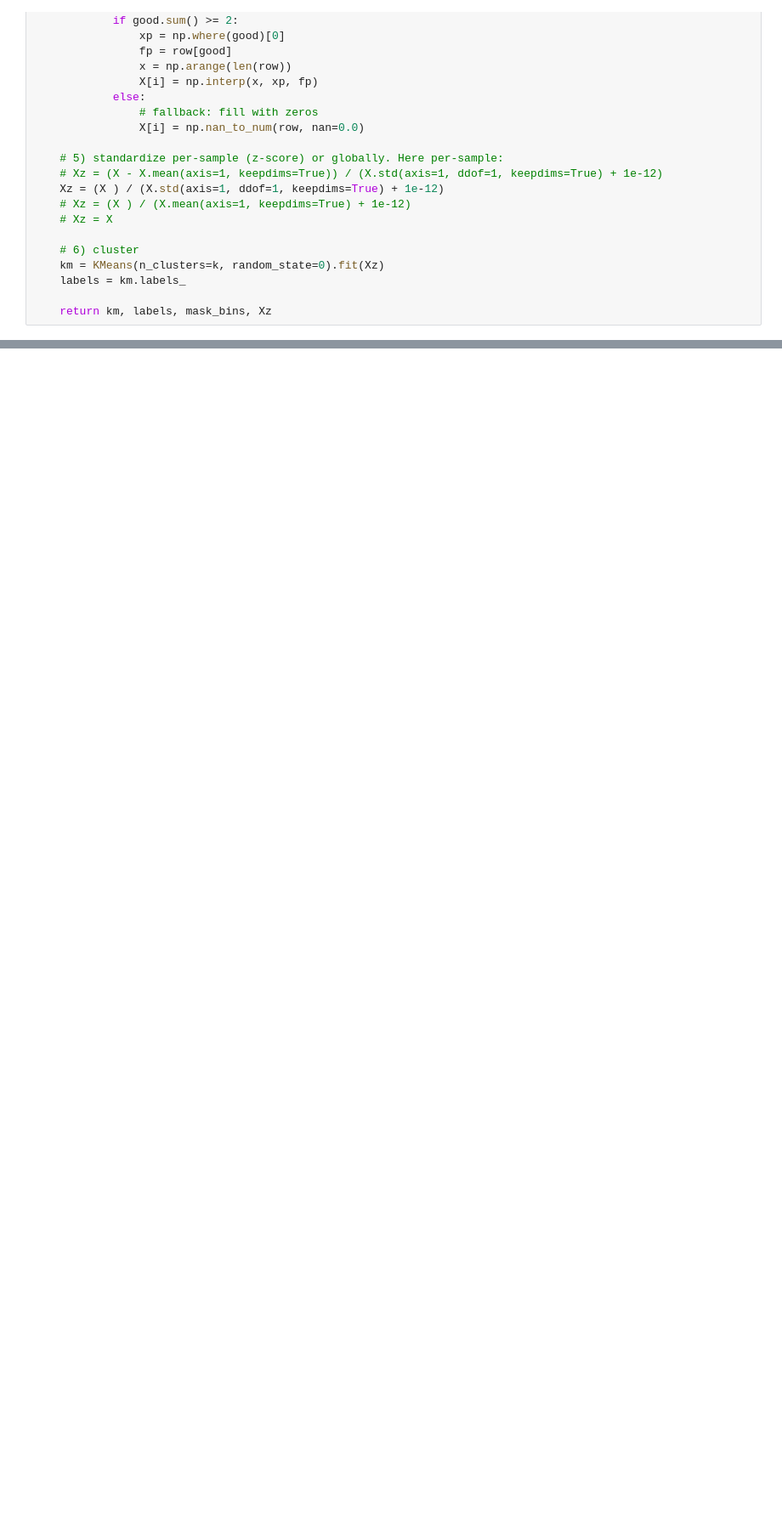
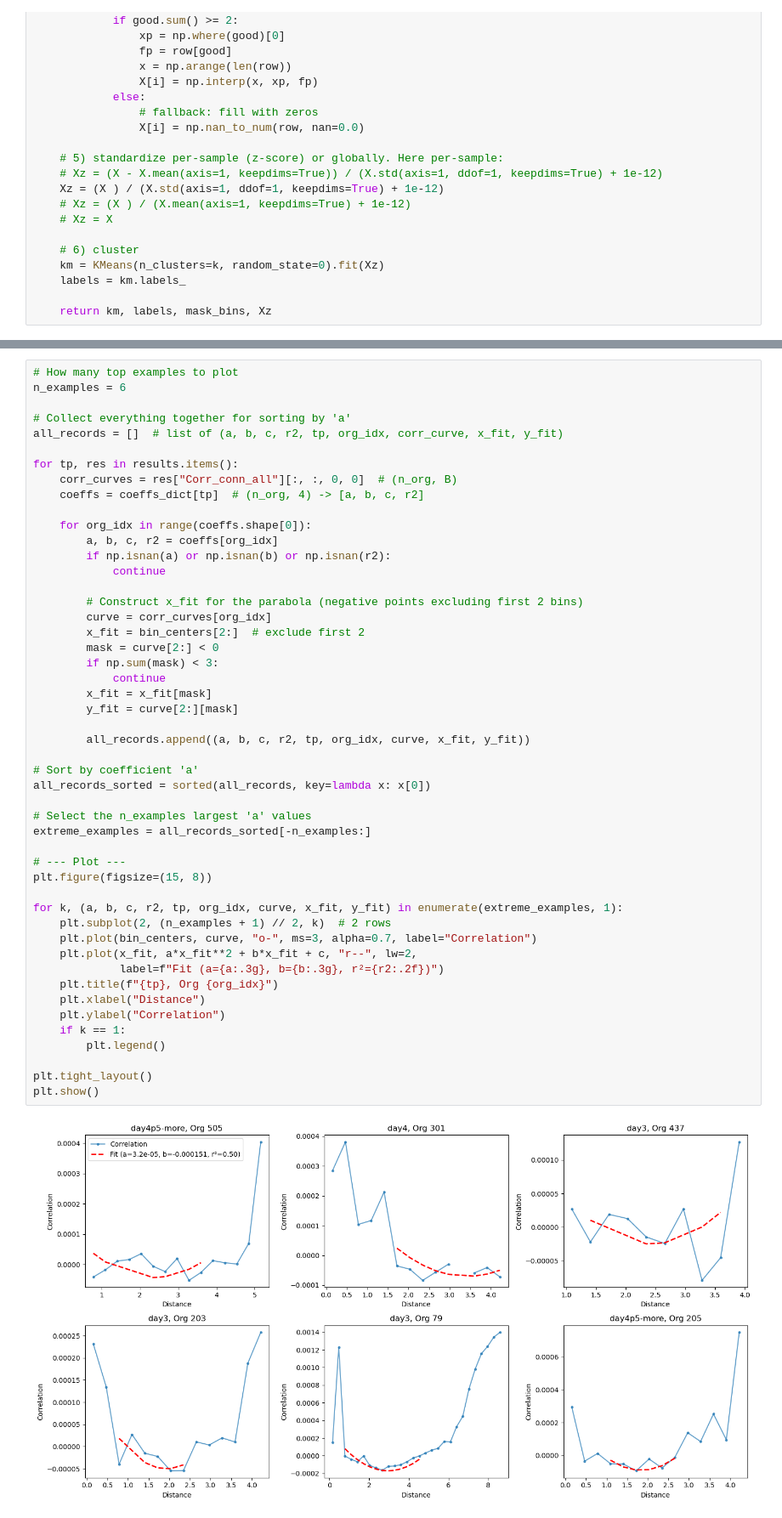
Before and after one commit to fskovbo/SphericalHarmonics, a Jupyter notebook: calc_2point_corr_ensemble full.ipynb, the cells around one changed output, grey strips where cells are left out. Shown at 85% size. Cells and saved outputs as stored; diff of their text form; blank space fills up the shorter version.

```diff
--- a/calc_2point_corr_ensemble full.ipynb
+++ b/calc_2point_corr_ensemble full.ipynb
@@ -651,0 +769,51 @@ IndexError: tuple index out of range
+# %%
+# How many top examples to plot
+n_examples = 6
+
+# Collect everything together for sorting by 'a'
+all_records = []  # list of (a, b, c, r2, tp, org_idx, corr_curve, x_fit, y_fit)
+
+for tp, res in results.items():
+    corr_curves = res["Corr_conn_all"][:, :, 0, 0]  # (n_org, B)
+    coeffs = coeffs_dict[tp]  # (n_org, 4) -> [a, b, c, r2]
+
+    for org_idx in range(coeffs.shape[0]):
+        a, b, c, r2 = coeffs[org_idx]
+        if np.isnan(a) or np.isnan(b) or np.isnan(r2):
+            continue
+
+        # Construct x_fit for the parabola (negative points excluding first 2 bins)
+        curve = corr_curves[org_idx]
+        x_fit = bin_centers[2:]  # exclude first 2
+        mask = curve[2:] < 0
+        if np.sum(mask) < 3:
+            continue
+        x_fit = x_fit[mask]
+        y_fit = curve[2:][mask]
+
+        all_records.append((a, b, c, r2, tp, org_idx, curve, x_fit, y_fit))
+
+# Sort by coefficient 'a'
+all_records_sorted = sorted(all_records, key=lambda x: x[0])
+
+# Select the n_examples largest 'a' values
+extreme_examples = all_records_sorted[-n_examples:]
+
+# --- Plot ---
+plt.figure(figsize=(15, 8))
+
+for k, (a, b, c, r2, tp, org_idx, curve, x_fit, y_fit) in enumerate(extreme_examples, 1):
+    plt.subplot(2, (n_examples + 1) // 2, k)  # 2 rows
+    plt.plot(bin_centers, curve, "o-", ms=3, alpha=0.7, label="Correlation")
+    plt.plot(x_fit, a*x_fit**2 + b*x_fit + c, "r--", lw=2,
+             label=f"Fit (a={a:.3g}, b={b:.3g}, r²={r2:.2f})")
+    plt.title(f"{tp}, Org {org_idx}")
+    plt.xlabel("Distance")
+    plt.ylabel("Correlation")
+    if k == 1:
+        plt.legend()
+
+plt.tight_layout()
+plt.show()
+# %% [output]
+[figure, added]
```
Also changed, not shown: parts of 8 cells of this notebook, 1 other file.
